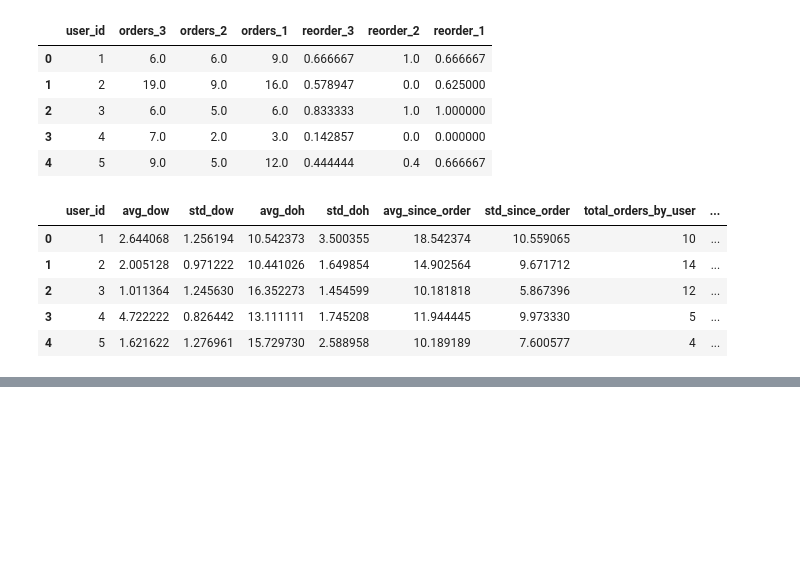
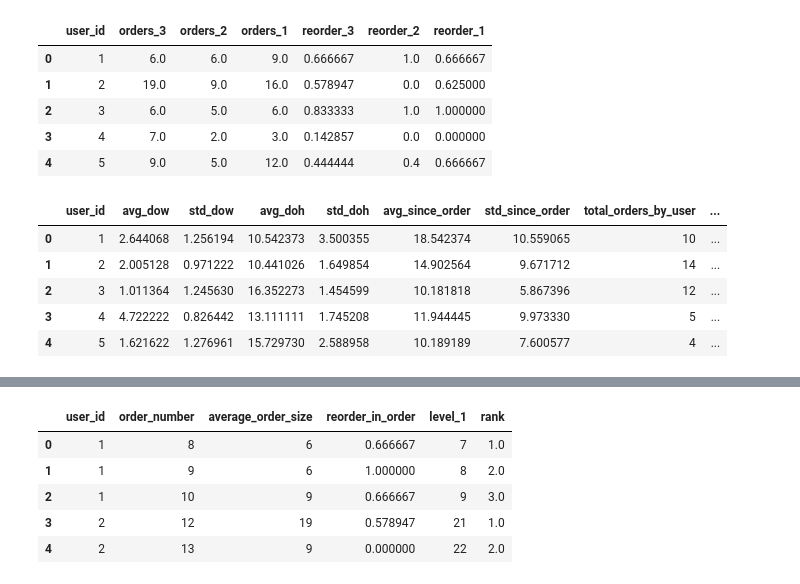
Before and after one commit to japoeder/Basket-Analysis, a Jupyter notebook: 4) Feature Engineering.ipynb, the cells around one changed output, grey strips where cells are left out. Saved outputs shown, nothing was run; the diff lists cells and outputs as text; code cells hidden in the pictures; blank space fills up the shorter version.

```diff
--- a/4) Feature Engineering.ipynb
+++ b/4) Feature Engineering.ipynb
@@ -213,0 +240,9 @@ cust_feats.head()
+# %%
+last_three_orders.head()
+# %% [output]
+|  | user_id | order_number | average_order_size | reorder_in_order | level_1 | rank |
+| 0 | 1 | 8 | 6 | 0.666667 | 7 | 1.0 |
+| 1 | 1 | 9 | 6 | 1.000000 | 8 | 2.0 |
+| 2 | 1 | 10 | 9 | 0.666667 | 9 | 3.0 |
+| 3 | 2 | 12 | 19 | 0.578947 | 21 | 1.0 |
+| 4 | 2 | 13 | 9 | 0.000000 | 22 | 2.0 |
```
Also changed, not shown: parts of 9 cells of this notebook.
